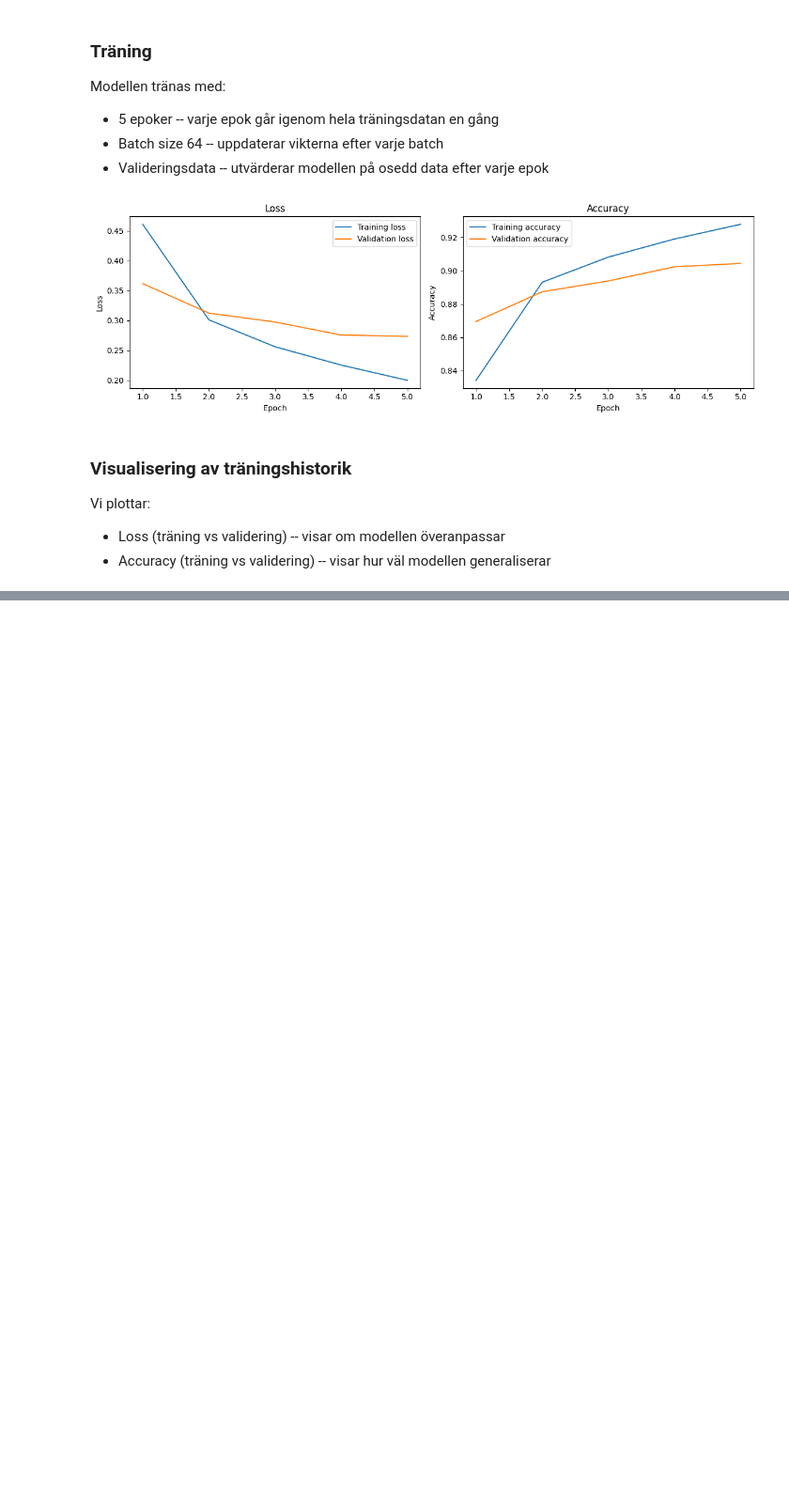
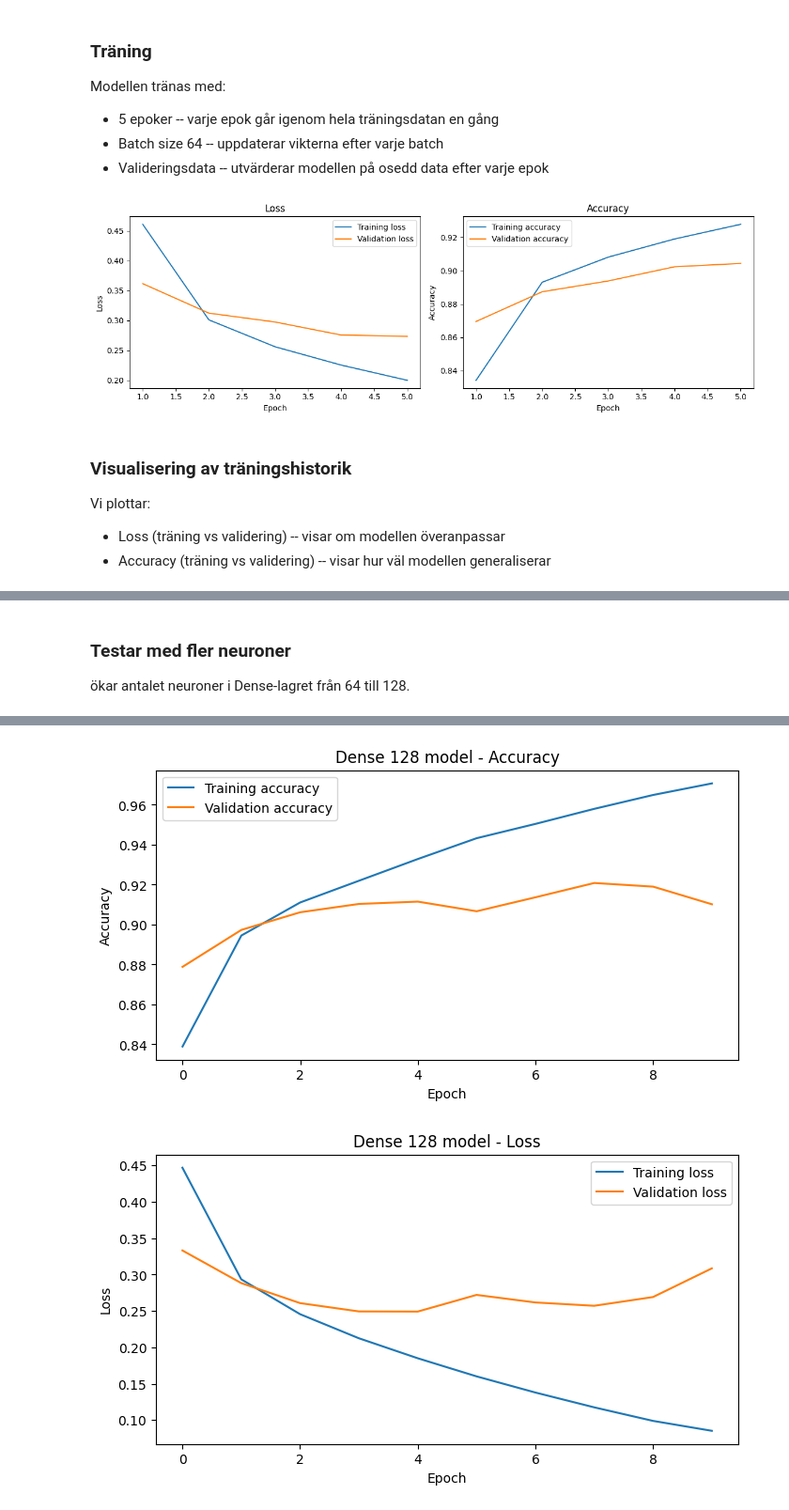
Before and after one commit to KevinCJohansson/Deep_learning, a Jupyter notebook: Notebook.ipynb, the cells around one changed output, grey strips where cells are left out. Shown at 94% size. Drawn from its saved outputs; the diff is of its cells as text; code cells hidden in the pictures; blank space fills up the shorter version.

Commit message:
added test and improvements

```diff
--- a/Notebook.ipynb
+++ b/Notebook.ipynb
@@ -321,0 +408,40 @@ Vi plottar:
+# %% [markdown]
+### Testar med fler neuroner
+
+ökar antalet neuroner i Dense-lagret från 64 till 128.
+# %%
+model_dense_128 = keras.Sequential([
+    layers.Input(shape=(28, 28, 1)),
+
+    layers.Conv2D(32, (3, 3), padding="same", activation="relu"),
+    layers.MaxPooling2D((2, 2)),
+
+    layers.Conv2D(64, (3, 3), padding="same", activation="relu"),
+    layers.MaxPooling2D((2, 2)),
+
+    layers.Flatten(),
+    layers.Dense(128, activation="relu"),
+    layers.Dense(10, activation="softmax")
+])
+
+model_dense_128.compile(
+    optimizer="adam",
+    loss="sparse_categorical_crossentropy",
+    metrics=["accuracy"]
+)
+
+history_dense_128 = model_dense_128.fit(
+    X_train,
+    y_train,
+    epochs=10,
+    batch_size=64,
+    validation_data=(X_val, y_val)
+)
+
+dense_128_test_loss, dense_128_test_accuracy = model_dense_128.evaluate(X_test, y_test)
+
+print("Dense 128 test loss:", dense_128_test_loss)
+print("Dense 128 test accuracy:", dense_128_test_accuracy)
+
+plot_history(history_dense_128, "Dense 128 model")
+# %% [output]
@@ -321,0 +465,2 @@ Vi plottar:
+[figure, added]
+[figure, added]
```
Also changed, not shown: parts of 15 cells of this notebook.
